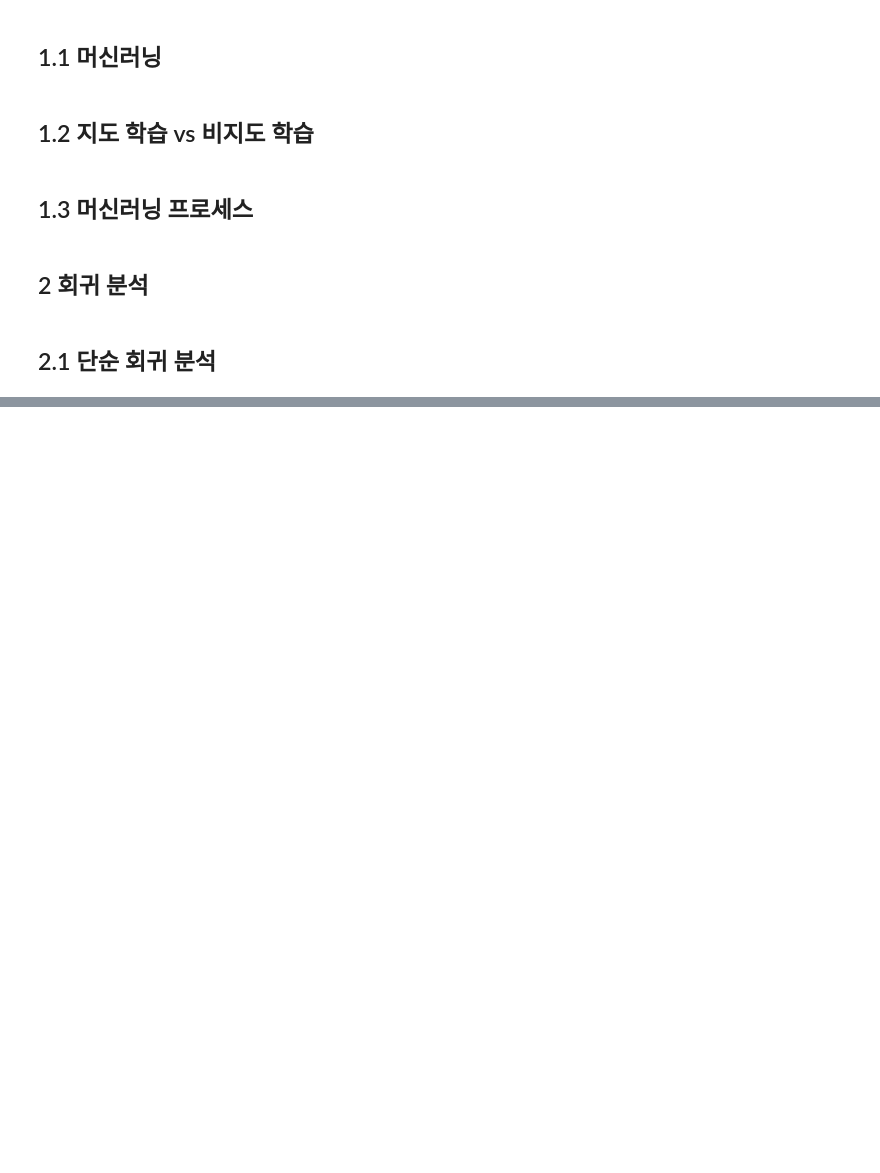
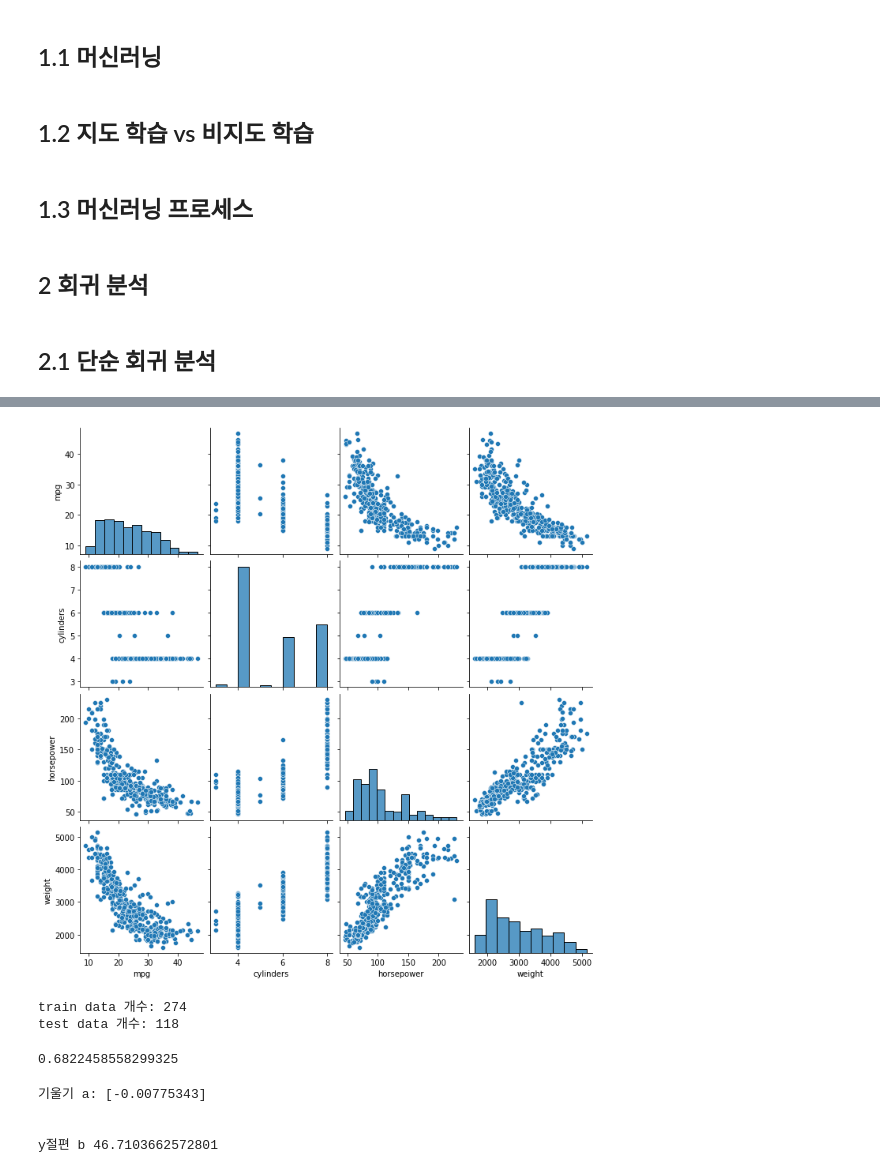
Before and after one commit to yeonseocho/Machine-Learning-Pandas-Data-Analytics, a Jupyter notebook: Part 7. 머신러닝 데이터 분석/7.1 머신러닝 개요.ipynb, the cells around one changed output, grey strips where cells are left out. Saved outputs shown, nothing was run; the diff lists cells and outputs as text; code cells hidden in the pictures; blank space fills up the shorter version.

```diff
--- a/Part 7. 머신러닝 데이터 분석/7.1 머신러닝 개요.ipynb
+++ b/Part 7. 머신러닝 데이터 분석/7.1 머신러닝 개요.ipynb
@@ -18,0 +146,50 @@
+# %%
+# seaborn pairplot-모든 경우의 수 그리기
+grid_ndf=sns.pairplot(ndf)
+plt.show()
+plt.close()
+# %% [output]
+[figure, added]
+# %%
+# 훈련/검증 데이터 분할
+
+#데이터 셋 구분
+X=ndf[['weight']] #독립변수
+y=ndf['mpg'] #종속변수
+
+#train data와 test data로 구분
+from sklearn.model_selection import train_test_split
+X_train, X_test, y_train,y_test=train_test_split(X,y,test_size=0.3, random_state=10) # 검증 30%, 랜덤추출값
+
+print('train data 개수:', len(X_train))
+print('test data 개수:', len(X_test))
+# %% [output]
+train data 개수: 274
+test data 개수: 118
+# %%
+#sklearn 선형 회귀 모듈
+from sklearn.linear_model import LinearRegression
+
+#단순회귀분석 모형 객체 생성
+lr=LinearRegression()
+
+#train data 를 가지고 모형 학습
+lr.fit(X_train,y_train)
+
+#학습을 마친 모형에 test data 를 적용하여 결정계수(R-제곱)
+r_square=lr.score(X_test, y_test)
+print(r_square)
+# %% [output]
+0.6822458558299325
+# %%
+#회귀식 기울기
+print('기울기 a:', lr.coef_)
+print('\n')
+
+#회귀식 y 절편
+print('y절편 b', lr.intercept_)
+# %% [output]
+기울기 a: [-0.00775343]
+
+
+y절편 b 46.7103662572801
```
Also changed, not shown: parts of 10 cells of this notebook.
